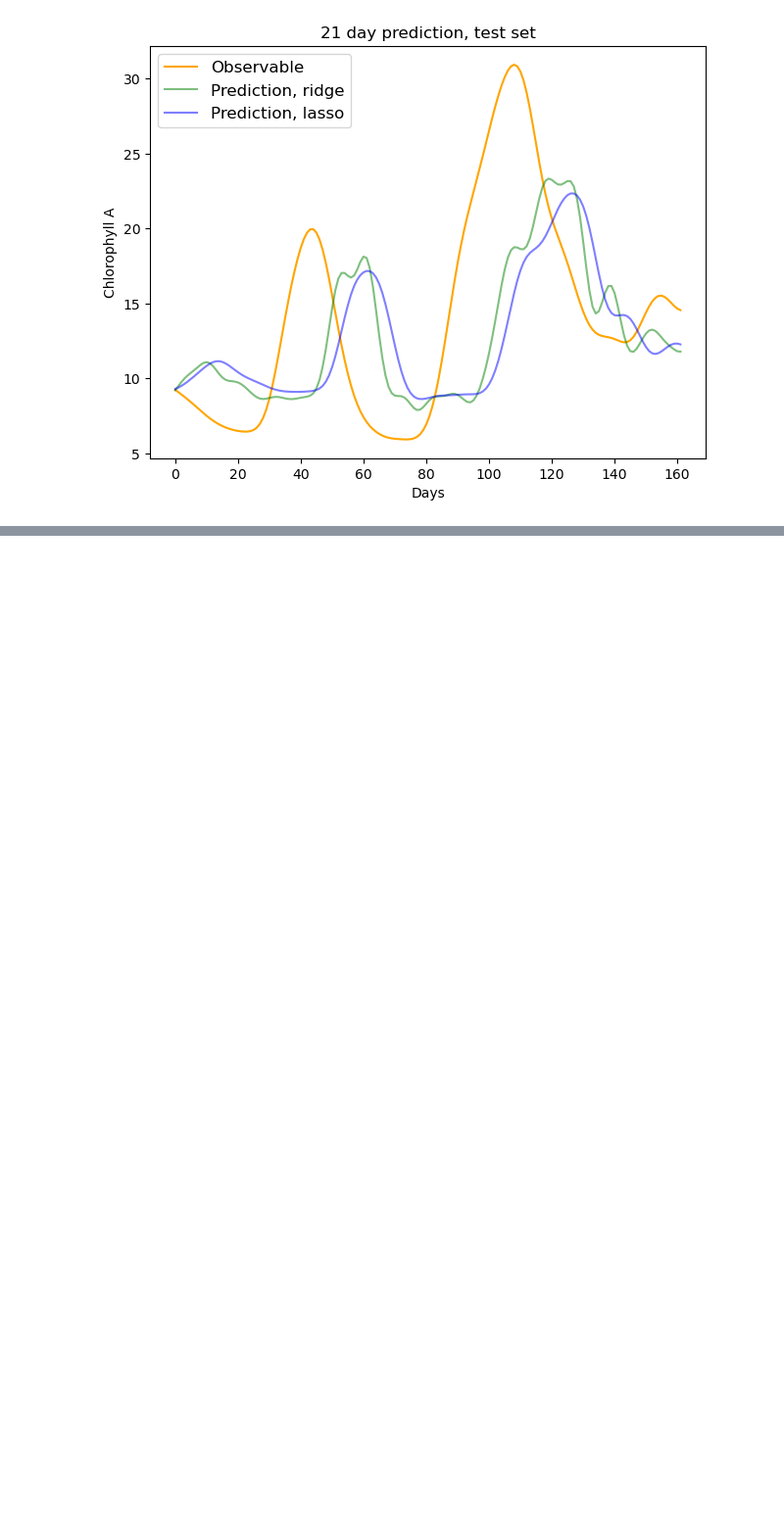
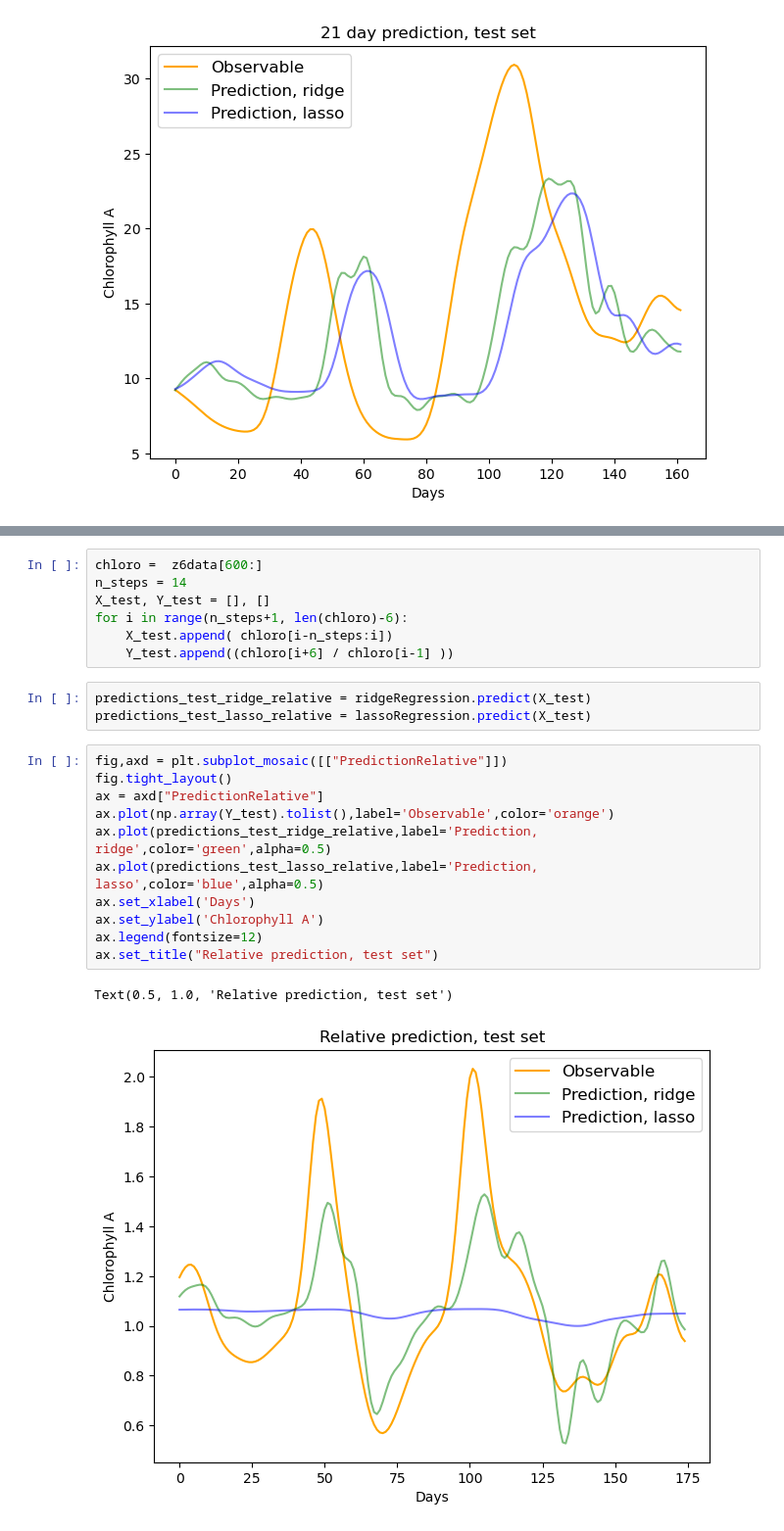
Before and after one commit to MTLehner/DSTSES_DataLakes, a Jupyter notebook: jb_ridge_lasso.ipynb, the cells around one changed output, grey strips where cells are left out. Shown at 98% size. Saved outputs shown, nothing was run; the diff lists cells and outputs as text; blank space fills up the shorter version.

```diff
--- a/jb_ridge_lasso.ipynb
+++ b/jb_ridge_lasso.ipynb
@@ -293,0 +324,24 @@ Text(0.5, 1.0, '21 day prediction, test set')
+# %%
+chloro =  z6data[600:]
+n_steps = 14
+X_test, Y_test = [], []
+for i in range(n_steps+1, len(chloro)-6):
+    X_test.append( chloro[i-n_steps:i])
+    Y_test.append((chloro[i+6] / chloro[i-1] ))
+# %%
+predictions_test_ridge_relative = ridgeRegression.predict(X_test)
+predictions_test_lasso_relative = lassoRegression.predict(X_test)
+# %%
+fig,axd = plt.subplot_mosaic([["PredictionRelative"]])
+fig.tight_layout()
+ax = axd["PredictionRelative"]
+ax.plot(np.array(Y_test).tolist(),label='Observable',color='orange')
+ax.plot(predictions_test_ridge_relative,label='Prediction, ridge',color='green',alpha=0.5)
+ax.plot(predictions_test_lasso_relative,label='Prediction, lasso',color='blue',alpha=0.5)
+ax.set_xlabel('Days')
+ax.set_ylabel('Chlorophyll A')
+ax.legend(fontsize=12)
+ax.set_title("Relative prediction, test set")
+# %% [output]
+Text(0.5, 1.0, 'Relative prediction, test set')
+[figure, added]
```
Also changed, not shown: parts of 4 cells of this notebook.
